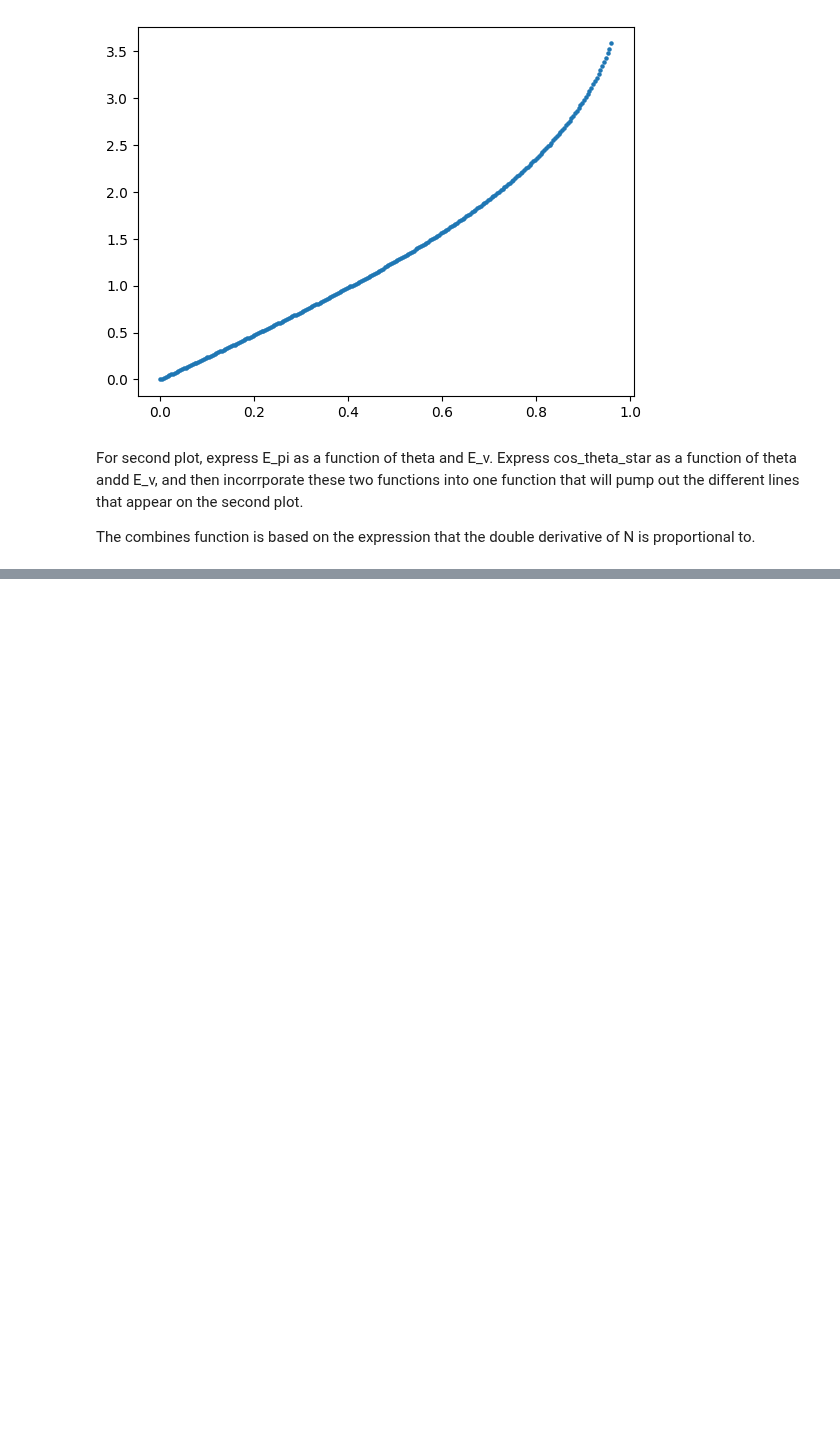
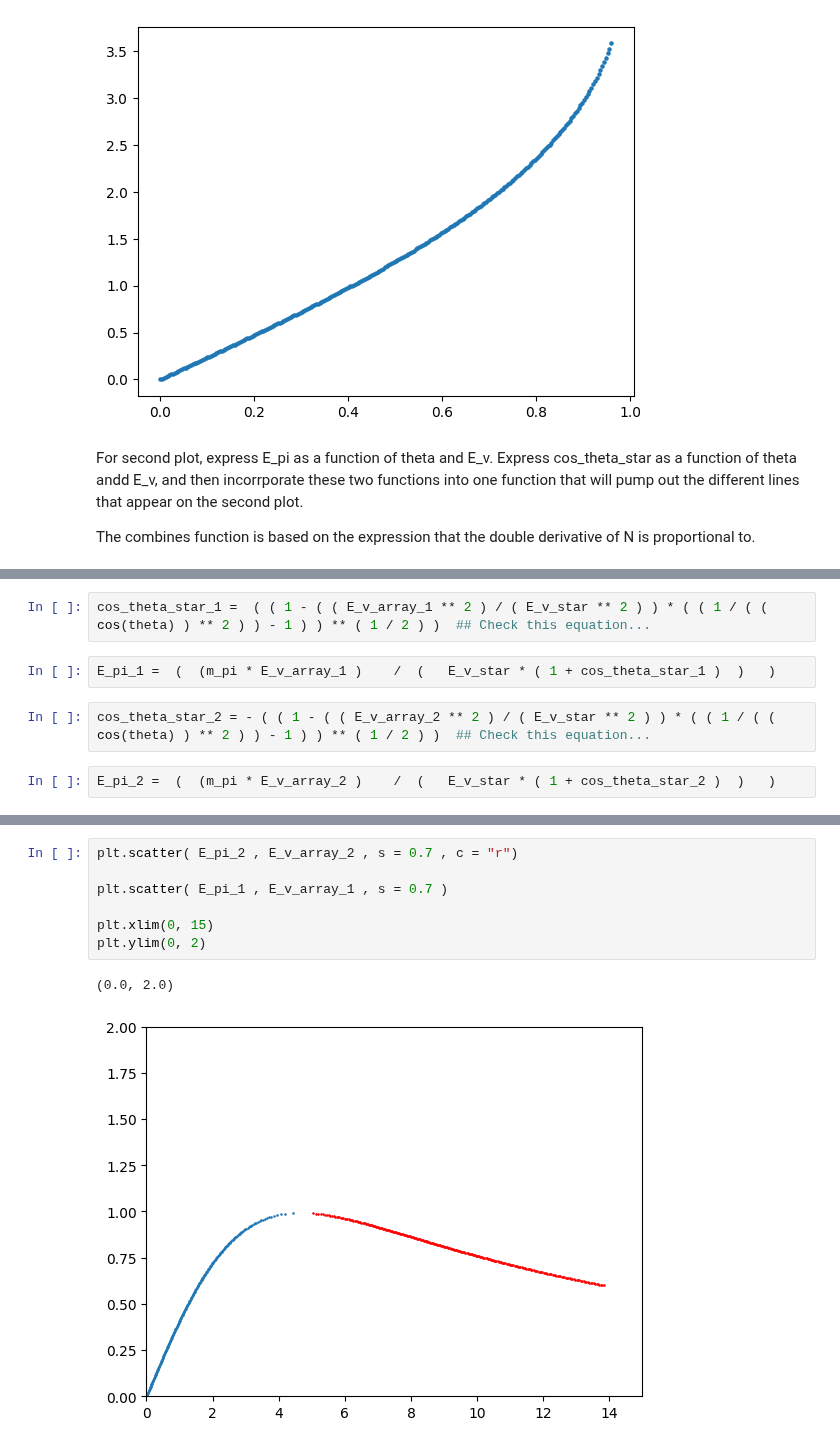
Before and after one commit to MrD0balina/Fourth-Year-Project---Neutrino-Oscillations, a Jupyter notebook: First_Coding_Work.ipynb, the cells around one changed output, grey strips where cells are left out. Drawn from its saved outputs; the diff is of its cells as text; blank space fills up the shorter version.

```diff
--- a/First_Coding_Work.ipynb
+++ b/First_Coding_Work.ipynb
@@ -171,0 +185,8 @@ The combines function is based on the expression that the double derivative of N
+# %%
+cos_theta_star_1 =  ( ( 1 - ( ( E_v_array_1 ** 2 ) / ( E_v_star ** 2 ) ) * ( ( 1 / ( ( cos(theta) ) ** 2 ) ) - 1 ) ) ** ( 1 / 2 ) )  ## Check this equation...
+# %%
+E_pi_1 =  (  (m_pi * E_v_array_1 )    /  (   E_v_star * ( 1 + cos_theta_star_1 )  )   )
+# %%
+cos_theta_star_2 = - ( ( 1 - ( ( E_v_array_2 ** 2 ) / ( E_v_star ** 2 ) ) * ( ( 1 / ( ( cos(theta) ) ** 2 ) ) - 1 ) ) ** ( 1 / 2 ) )  ## Check this equation...
+# %%
+E_pi_2 =  (  (m_pi * E_v_array_2 )    /  (   E_v_star * ( 1 + cos_theta_star_2 )  )   )
@@ -171,0 +221,10 @@ The combines function is based on the expression that the double derivative of N
+# %%
+plt.scatter( E_pi_2 , E_v_array_2 , s = 0.7 , c = "r")
+
+plt.scatter( E_pi_1 , E_v_array_1 , s = 0.7 )
+
+plt.xlim(0, 15)
+plt.ylim(0, 2)
+# %% [output]
+(0.0, 2.0)
+[figure, added]
```
Also changed, not shown: parts of 5 cells of this notebook.
